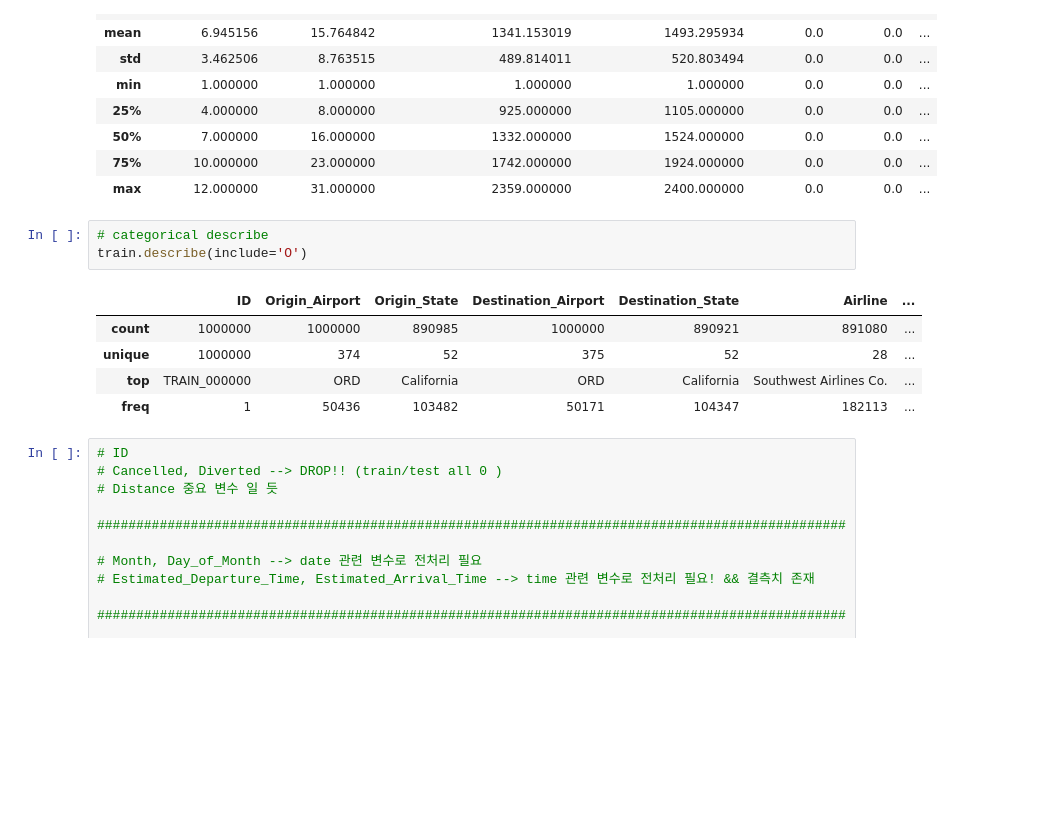
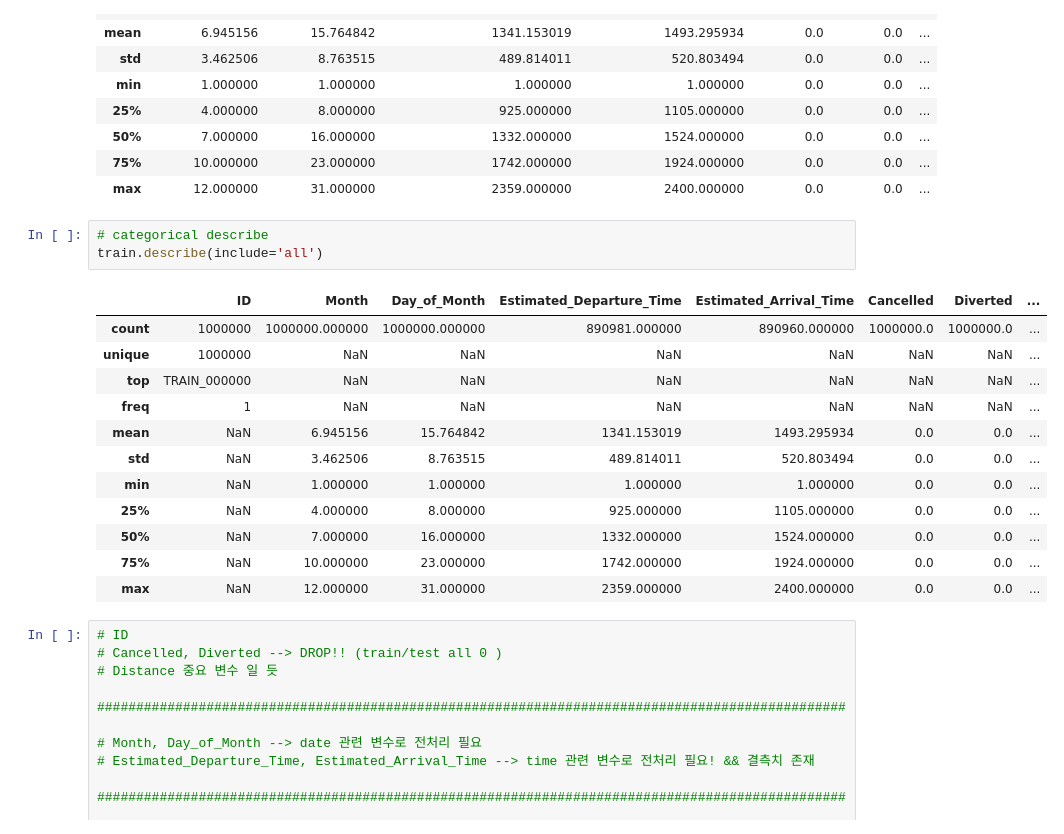
Before and after one commit to YunSeoHwan/My-own-study-repository, a Jupyter notebook: [Baseline]_Parquet_변환과_Random_Forest_Classifier.ipynb, the cells around one changed output. Cells and saved outputs as stored; diff of their text form; blank space fills up the shorter version.

```diff
--- a/[Baseline]_Parquet_변환과_Random_Forest_Classifier.ipynb
+++ b/[Baseline]_Parquet_변환과_Random_Forest_Classifier.ipynb
@@ -129,13 +161,20 @@ train.describe()
 | max | 12.000000 | 31.000000 | 2359.000000 | 2400.000000 | 0.0 | 0.0 | ... |
 # %%
 # categorical describe
-train.describe(include='O')
+train.describe(include='all')
 # %% [output]
-|  | ID | Origin_Airport | Origin_State | Destination_Airport | Destination_State | Airline | ... |
-| count | 1000000 | 1000000 | 890985 | 1000000 | 890921 | 891080 | ... |
-| unique | 1000000 | 374 | 52 | 375 | 52 | 28 | ... |
-| top | TRAIN_000000 | ORD | California | ORD | California | Southwest Airlines Co. | ... |
-| freq | 1 | 50436 | 103482 | 50171 | 104347 | 182113 | ... |
+|  | ID | Month | Day_of_Month | Estimated_Departure_Time | Estimated_Arrival_Time | Cancelled | Diverted | ... |
+| count | 1000000 | 1000000.000000 | 1000000.000000 | 890981.000000 | 890960.000000 | 1000000.0 | 1000000.0 | ... |
+| unique | 1000000 | NaN | NaN | NaN | NaN | NaN | NaN | ... |
+| top | TRAIN_000000 | NaN | NaN | NaN | NaN | NaN | NaN | ... |
+| freq | 1 | NaN | NaN | NaN | NaN | NaN | NaN | ... |
+| mean | NaN | 6.945156 | 15.764842 | 1341.153019 | 1493.295934 | 0.0 | 0.0 | ... |
+| std | NaN | 3.462506 | 8.763515 | 489.814011 | 520.803494 | 0.0 | 0.0 | ... |
+| min | NaN | 1.000000 | 1.000000 | 1.000000 | 1.000000 | 0.0 | 0.0 | ... |
+| 25% | NaN | 4.000000 | 8.000000 | 925.000000 | 1105.000000 | 0.0 | 0.0 | ... |
+| 50% | NaN | 7.000000 | 16.000000 | 1332.000000 | 1524.000000 | 0.0 | 0.0 | ... |
+| 75% | NaN | 10.000000 | 23.000000 | 1742.000000 | 1924.000000 | 0.0 | 0.0 | ... |
+| max | NaN | 12.000000 | 31.000000 | 2359.000000 | 2400.000000 | 0.0 | 0.0 | ... |
 # %%
 # ID
 # Cancelled, Diverted --> DROP!! (train/test all 0 )
```
Also changed, not shown: parts of 54 cells of this notebook.
